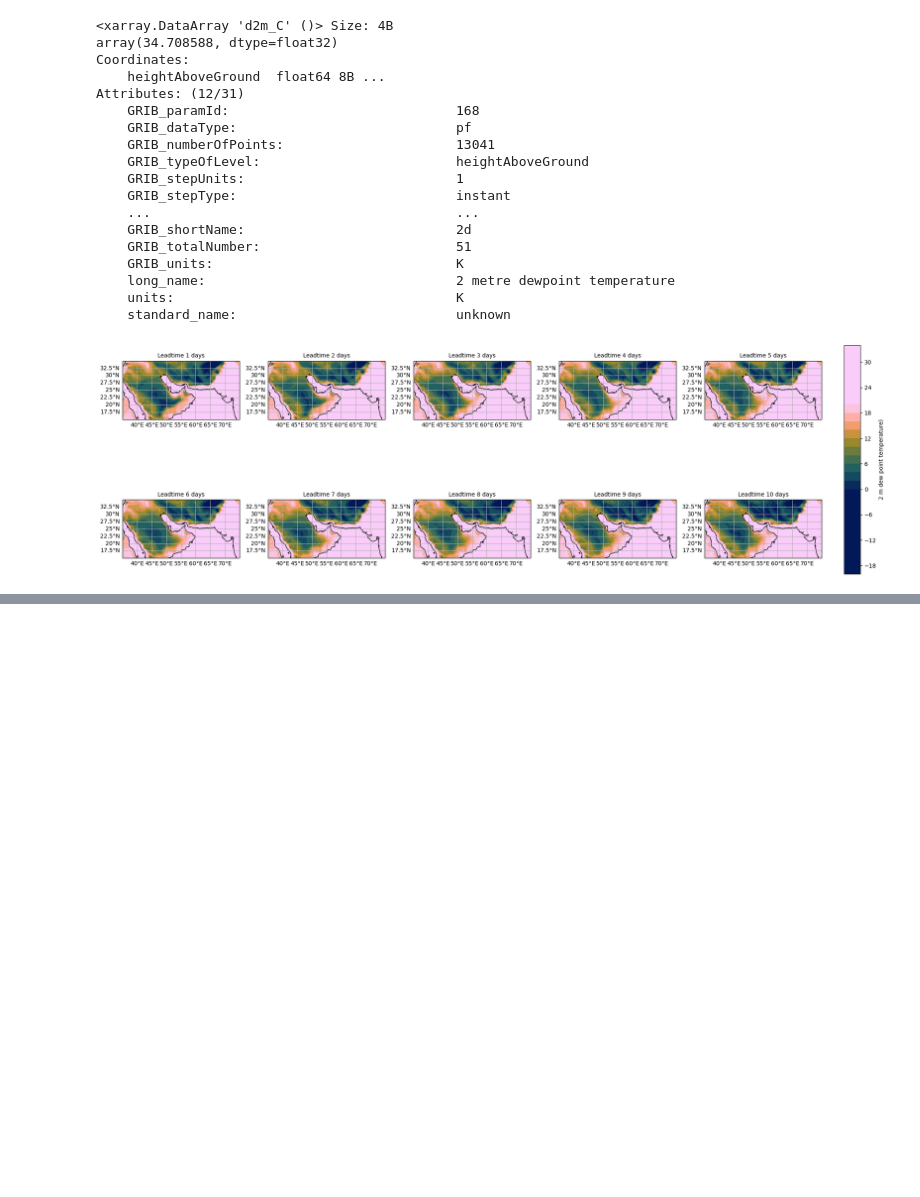
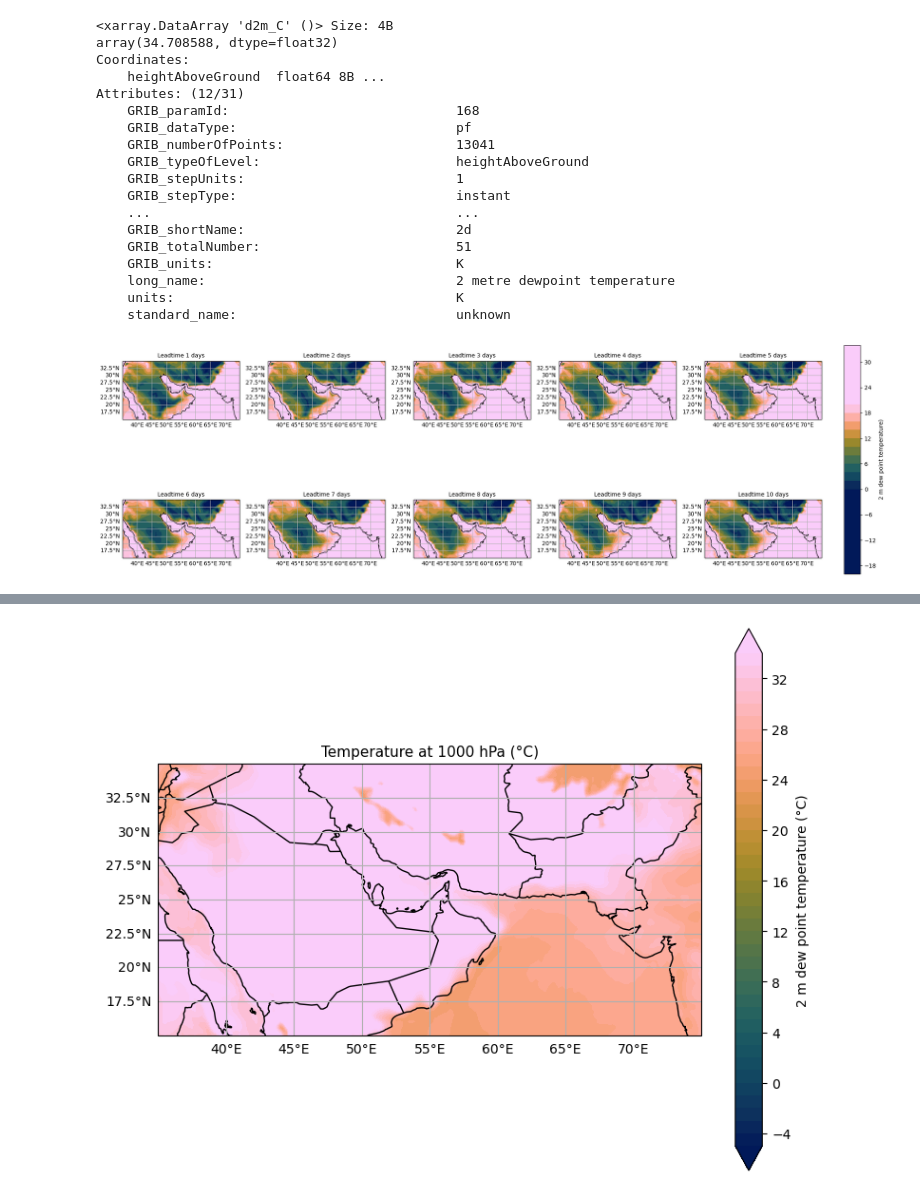
Before and after one commit to sofiehedetoft/Iran-project, a Jupyter notebook: Results_Sofie.ipynb, the cells around one changed output, grey strips where cells are left out. Saved outputs shown, nothing was run; the diff lists cells and outputs as text; code cells hidden in the pictures; blank space fills up the shorter version.

```diff
--- a/Results_Sofie.ipynb
+++ b/Results_Sofie.ipynb
@@ -286,0 +482,4 @@ plt.tight_layout(rect=[0, 0, 0.9, 1])  # leave space for colorbar
+# %%
+ds_ERA5_pl_1000=ds_ERA5_pl.sel(isobaricInhPa=1000)
+
+ds_ERA5_pl_1000
@@ -286,0 +504,35 @@ plt.tight_layout(rect=[0, 0, 0.9, 1])  # leave space for colorbar
+# %%
+# ERA5: usually no ensemble_members/leadtime dimensions
+map_projection = ccrs.PlateCarree()
+
+# Start from dew point in degC and reduce any singleton extra dims
+era5_plot = ds_ERA5_pl_1000["t_C"]
+for dim in ["valid_time", "time", "step", "leadtime", "ensemble_members", "number"]:
+    if dim in era5_plot.dims:
+        era5_plot = era5_plot.isel({dim: 0})
+
+V_levels = np.arange(-5, 35, 1)
+
+fig, ax = plt.subplots(1, 1, figsize=(8, 6), subplot_kw={"projection": map_projection})
+
+cf = ax.contourf(
+    era5_plot.longitude,
+    era5_plot.latitude,
+    era5_plot,
+    levels=V_levels,
+    cmap=cm.batlow,
+    transform=map_projection,
+    extend="both"
+)
+
+ax.add_feature(cfeature.COASTLINE, linestyle='-')
+ax.add_feature(cfeature.BORDERS)
+gl = ax.gridlines(draw_labels=True)
+gl.top_labels = False
+gl.right_labels = False
+
+ax.set_title("Temperature at 1000 hPa (°C)", fontsize=11)
+fig.colorbar(cf, ax=ax, label="2 m dew point temperature (°C)")
+plt.tight_layout()
+# %% [output]
+[figure, added]
```
Also changed, not shown: parts of 13 cells of this notebook.
